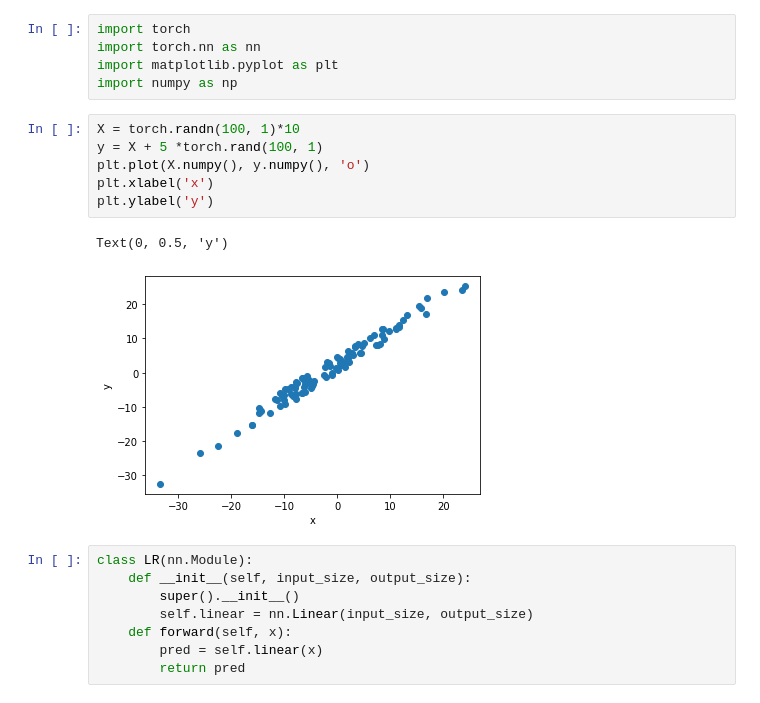
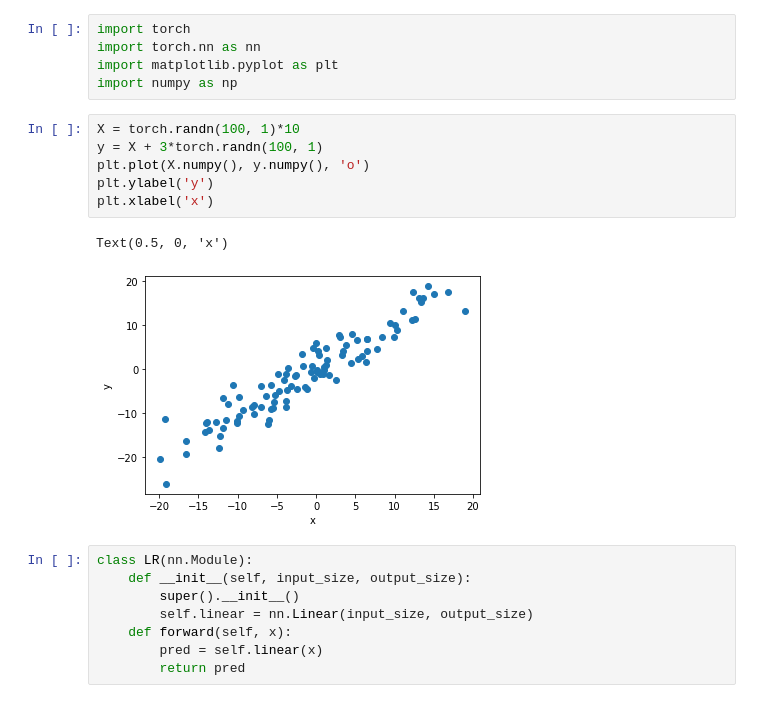
Before and after one commit to marialobillo/pytorch-tutorial, a Jupyter notebook: Linear-regression/Linear Regression 3.ipynb, the cells around one changed output. Drawn from its saved outputs; the diff is of its cells as text.

```diff
--- a/Linear-regression/Linear Regression 3.ipynb
+++ b/Linear-regression/Linear Regression 3.ipynb
@@ -5,13 +5,13 @@ import matplotlib.pyplot as plt
 import numpy as np
 # %%
 X = torch.randn(100, 1)*10
-y = X + 5 *torch.rand(100, 1)
+y = X + 3*torch.randn(100, 1)
 plt.plot(X.numpy(), y.numpy(), 'o')
+plt.ylabel('y')
 plt.xlabel('x')
-plt.ylabel('y')
 # %% [output]
-Text(0, 0.5, 'y')
+Text(0.5, 0, 'x')
-[figure, old version]
+[figure, new version]
 # %%
 class LR(nn.Module):
     def __init__(self, input_size, output_size):
```
Also changed, not shown: parts of 7 cells of this notebook, 1 other file.
